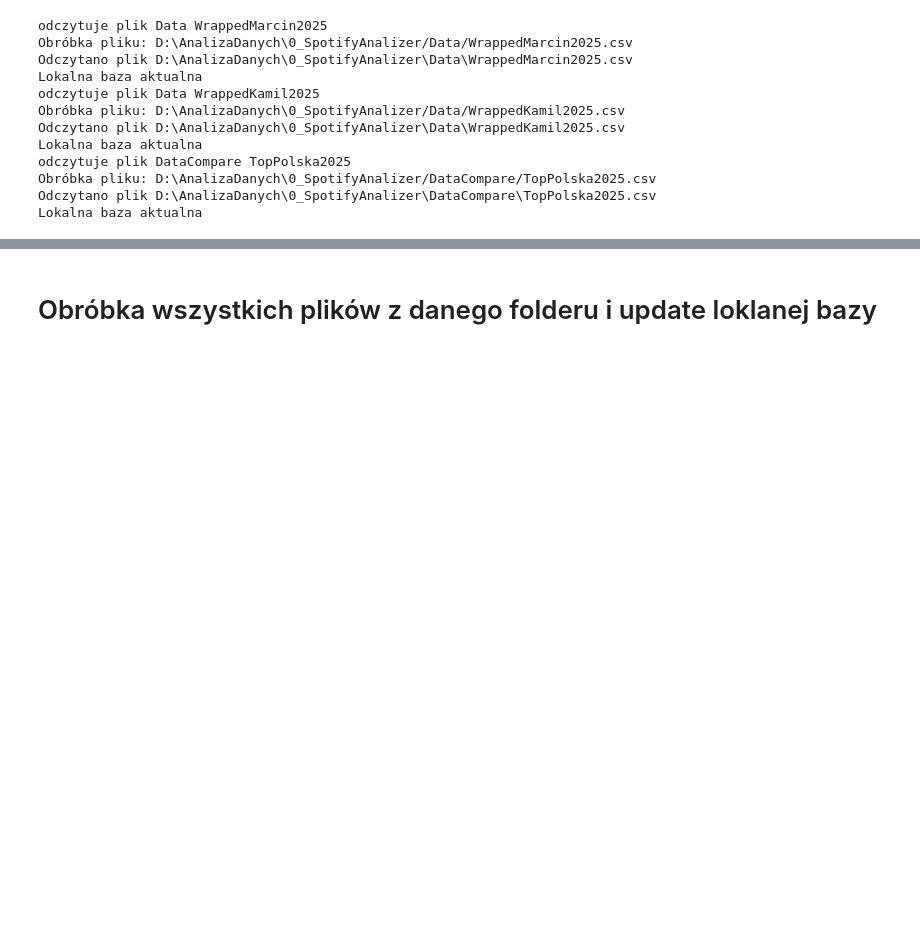
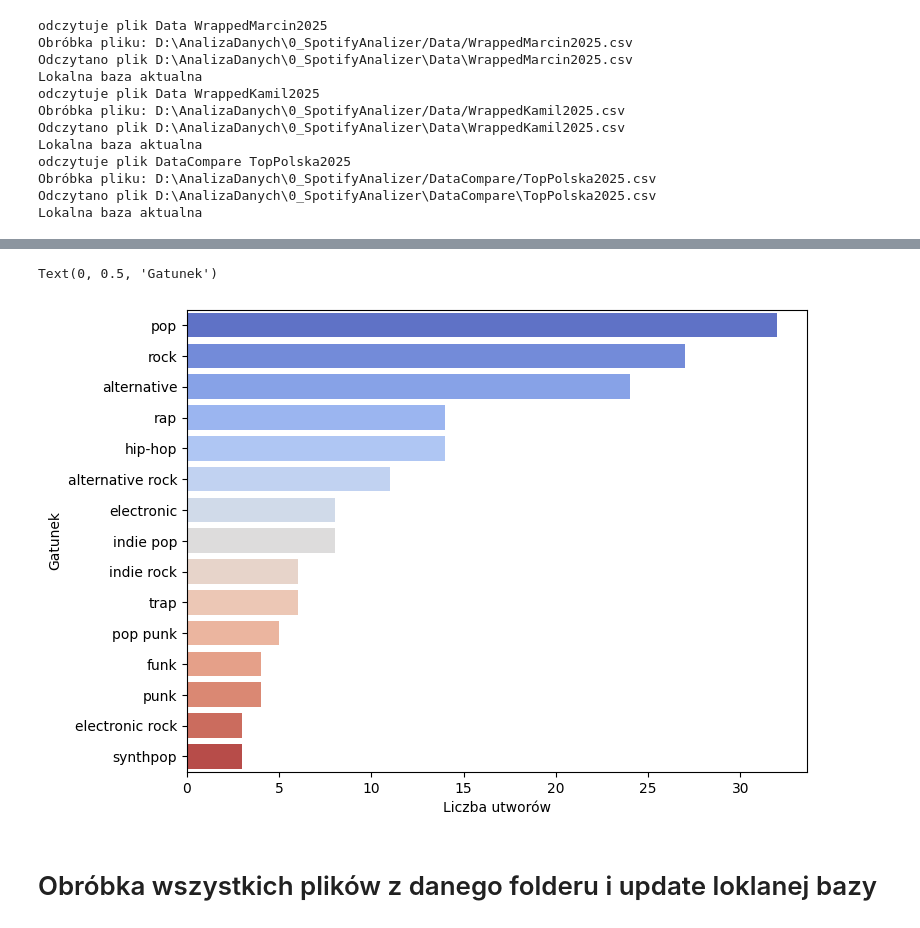
Before and after one commit to kotlarekm/SpotifyAnalizer, a Jupyter notebook: Data_conversion.ipynb, the cells around one changed output, grey strips where cells are left out. Saved outputs shown, nothing was run; the diff lists cells and outputs as text; code cells hidden in the pictures; blank space fills up the shorter version.

Commit message:
Global analize - meaningful name of functions, genres function changed

```diff
--- a/Data_conversion.ipynb
+++ b/Data_conversion.ipynb
@@ -1456,3 +1383,53 @@ plt.show()
+# %%
+df = df_compare
+# %%
+from collections import Counter
+import ast
+
+# def safe_literal_eval(val):
+#     try:
+#         if isinstance(val, str):
+#             return ast.literal_eval(val)
+#         return [] if pd.isna(val) else val
+#     except:
+#         return []
+
+all_genres = []
+
+for item in df["Genres"].dropna():
+    try:
+        parsed = ast.literal_eval(item)
+    except Exception:
+        parsed = item
+
+    # tuple lub lista
+    if isinstance(parsed, (tuple, list)):
+        for genre in parsed:
+            all_genres.append(genre.lower())
+    else:
+        # pojedynczy string
+        all_genres.append(parsed.lower())
+
+genre_df = pd.Series(all_genres).value_counts().reset_index()
+genre_df.columns = ["Gatunek", "Liczba"]
+
+if genre_df.empty:
+    print("Brak gatunków do wyświetlenia.")
+
+# Figurę i oś
+fig, ax = plt.subplots(figsize=(8, 6))
+
+# Tło przezroczyste
+fig.patch.set_alpha(0.3)
+ax.patch.set_alpha(0.3)
+
+sns.barplot(data=genre_df.head(15), x="Liczba", y="Gatunek", hue="Gatunek", palette="coolwarm", ax=ax)
+
+ax.set_xlabel("Liczba utworów")
+ax.set_ylabel("Gatunek")
+# %% [output]
+Text(0, 0.5, 'Gatunek')
+[figure, added]
 # %%
 all_tags = []
 for tags_list in df['Tags']:
```
Also changed, not shown: parts of 3 cells of this notebook, 6 other files.
